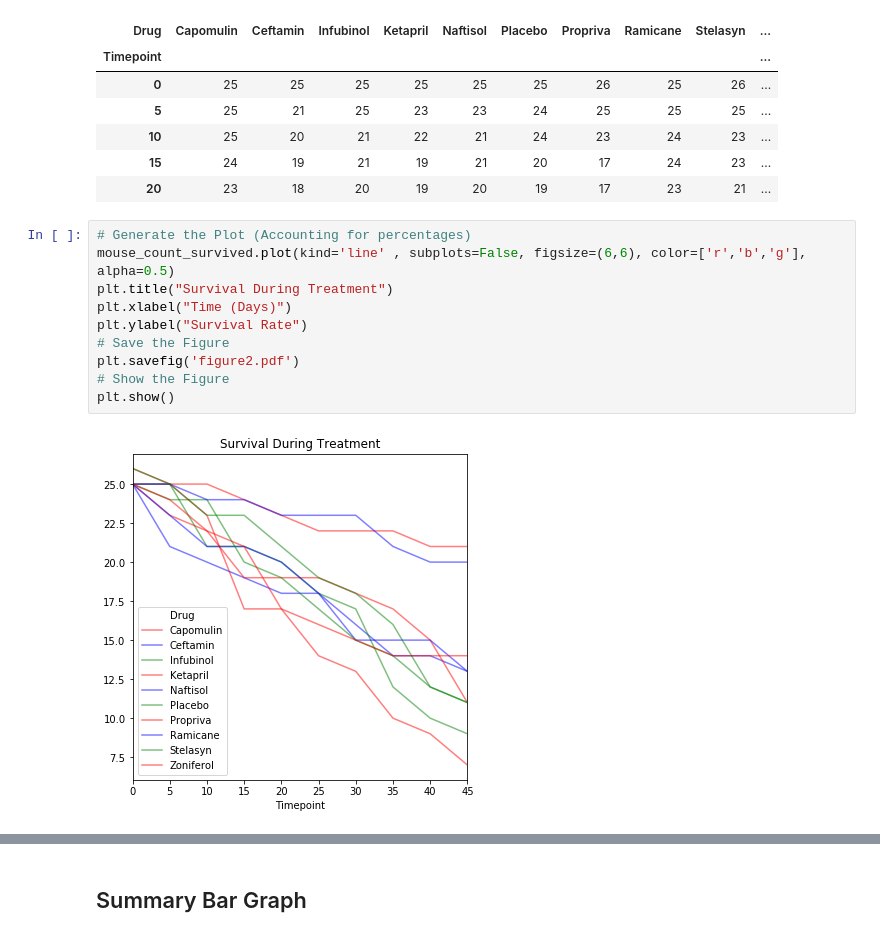
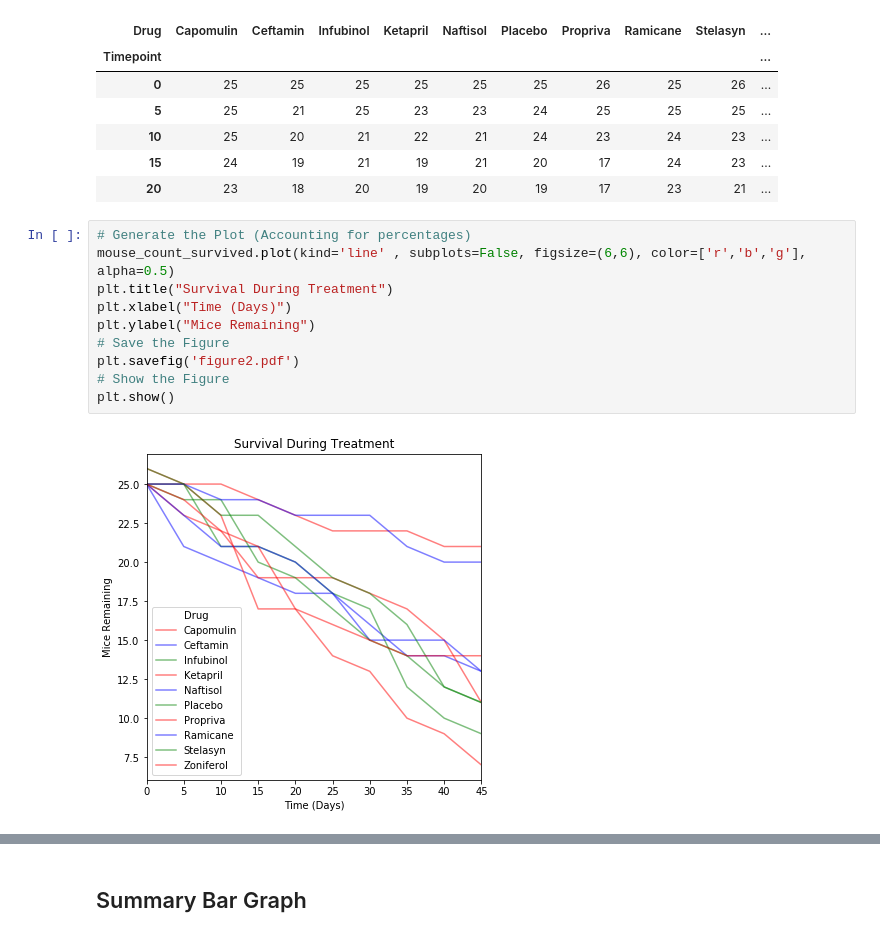
Before and after one commit to brenthl88/Matplotlib-Challenge, a Jupyter notebook: pymaceuticals_starter.ipynb, the cells around one changed output, grey strips where cells are left out. Cells and saved outputs as stored; diff of their text form.

```diff
--- a/pymaceuticals_starter.ipynb
+++ b/pymaceuticals_starter.ipynb
@@ -363,15 +363,15 @@ mouse_count_survived.head()
 # %%
 # Generate the Plot (Accounting for percentages)
 mouse_count_survived.plot(kind='line' , subplots=False, figsize=(6,6), color=['r','b','g'], alpha=0.5)
 plt.title("Survival During Treatment")
 plt.xlabel("Time (Days)")
-plt.ylabel("Survival Rate")
+plt.ylabel("Mice Remaining")
 # Save the Figure
 plt.savefig('figure2.pdf')
 # Show the Figure
 plt.show()
 # %% [output]
-[figure, old version]
+[figure, new version]
 # %% [markdown]
 ![Metastatic Spread During Treatment](../Images/survival.png)
 # %% [markdown]
```
Also changed, not shown: parts of 2 cells of this notebook.
